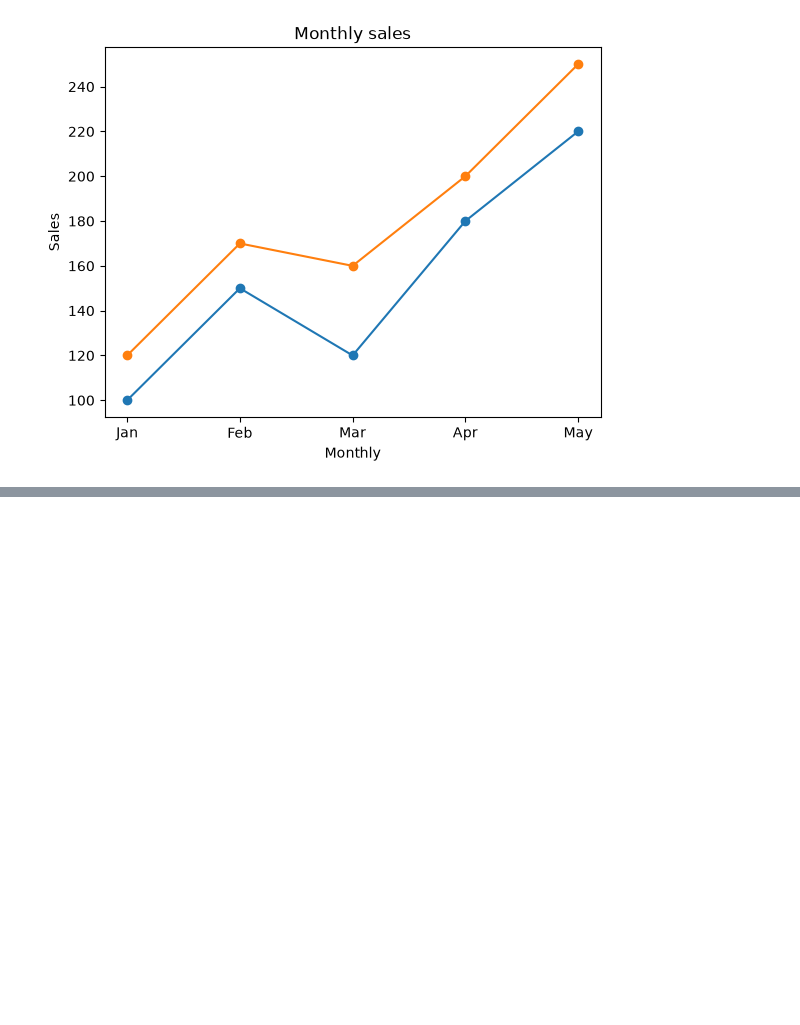
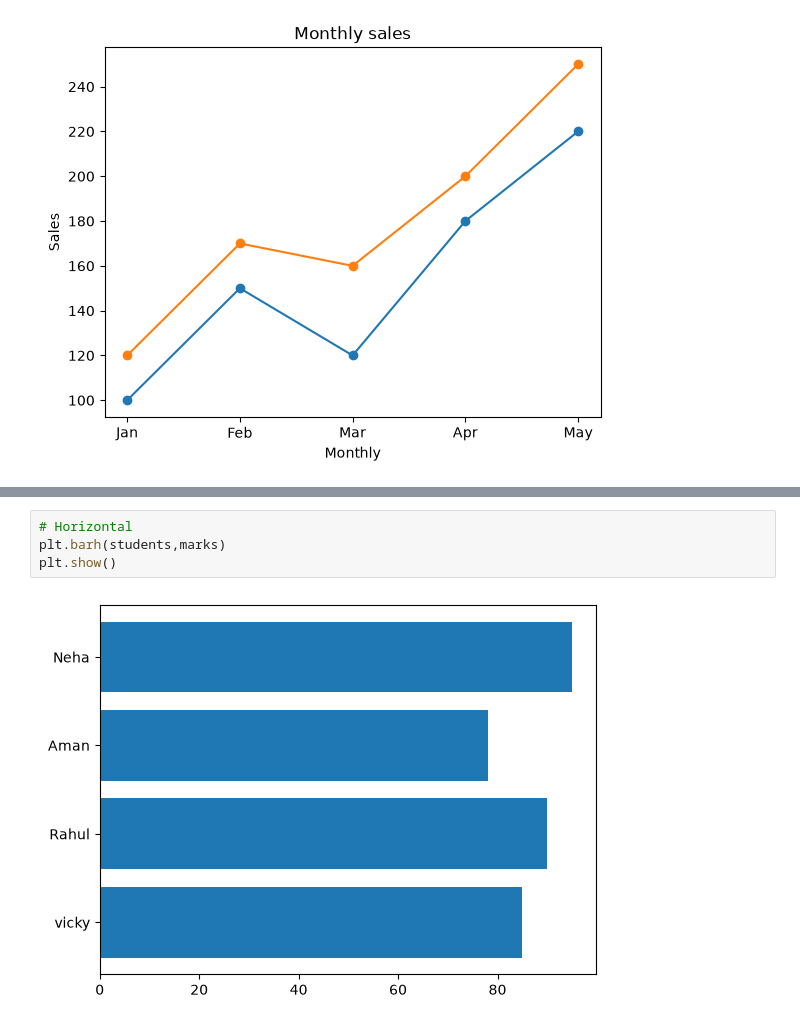
Before and after one commit to manukumsr54/Python-College, a Jupyter notebook: Day3_Matplotlib.ipynb, the cells around one changed output, grey strips where cells are left out. Cells and saved outputs as stored; diff of their text form; blank space fills up the shorter version.

```diff
--- a/Day3_Matplotlib.ipynb
+++ b/Day3_Matplotlib.ipynb
@@ -70,0 +84,6 @@ plt.show()
+# %%
+# Horizontal
+plt.barh(students,marks)
+plt.show()
+# %% [output]
+[figure, added]
```
Also changed, not shown: parts of 4 cells of this notebook.
